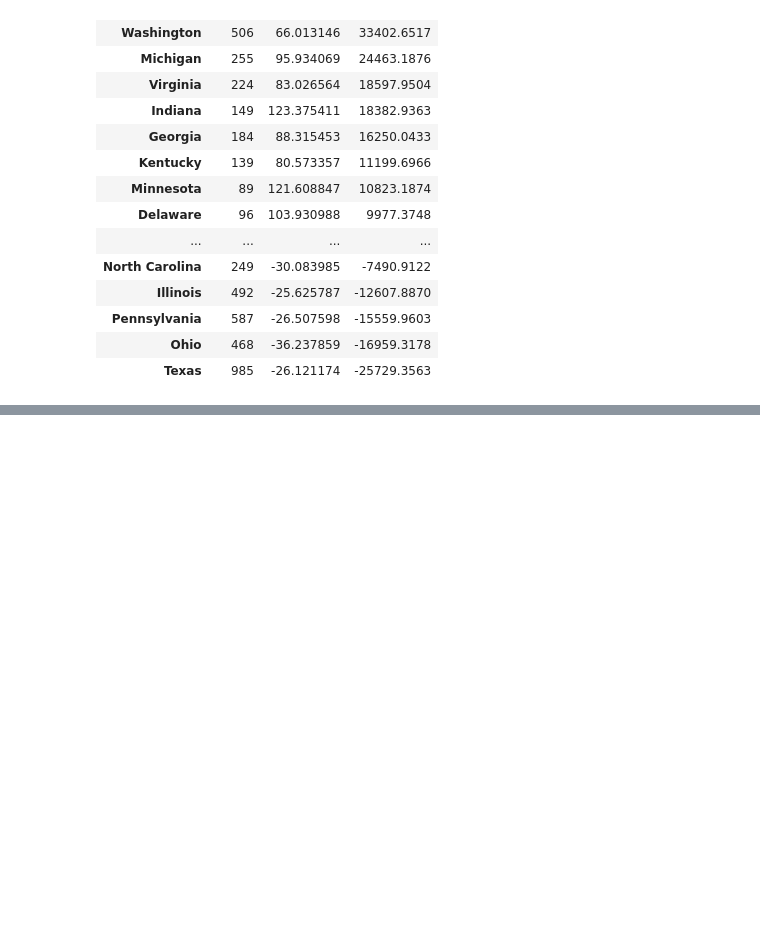
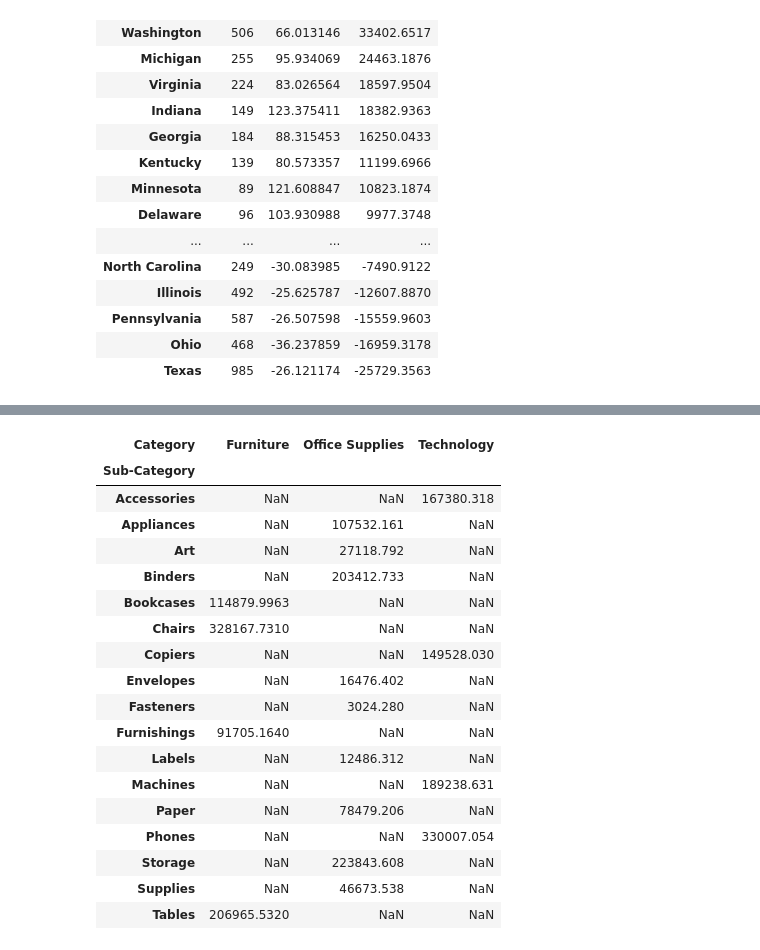
Before and after one commit to Sarthak653/eda-sales, a Jupyter notebook: eda.ipynb, the cells around one changed output, grey strips where cells are left out. Saved outputs shown, nothing was run; the diff lists cells and outputs as text; code cells hidden in the pictures; blank space fills up the shorter version.

```diff
--- a/eda.ipynb
+++ b/eda.ipynb
@@ -933,0 +996,9 @@ df.groupby("State")["Profit"].agg(["count", "mean", "sum"]).sort_values("sum", a
+# %%
+loss_by_segment = (
+    df[df["Profit"] < 0]
+    .groupby(["Segment","Category"])["Profit"]
+    .sum()
+)
+
+pd.set_option("display.max_columns", None)
+print(loss_by_segment)
@@ -933,0 +1125,27 @@ df.groupby("State")["Profit"].agg(["count", "mean", "sum"]).sort_values("sum", a
+# %%
+df.pivot_table(
+    values = "Sales",
+    index = "Category",
+    columns = "Sub-Category",
+    aggfunc="sum"
+).T
+# %% [output]
+| Category | Furniture | Office Supplies | Technology |
+| Sub-Category |  |  |  |
+| Accessories | NaN | NaN | 167380.318 |
+| Appliances | NaN | 107532.161 | NaN |
+| Art | NaN | 27118.792 | NaN |
+| Binders | NaN | 203412.733 | NaN |
+| Bookcases | 114879.9963 | NaN | NaN |
+| Chairs | 328167.7310 | NaN | NaN |
+| Copiers | NaN | NaN | 149528.030 |
+| Envelopes | NaN | 16476.402 | NaN |
+| Fasteners | NaN | 3024.280 | NaN |
+| Furnishings | 91705.1640 | NaN | NaN |
+| Labels | NaN | 12486.312 | NaN |
+| Machines | NaN | NaN | 189238.631 |
+| Paper | NaN | 78479.206 | NaN |
+| Phones | NaN | NaN | 330007.054 |
+| Storage | NaN | 223843.608 | NaN |
+| Supplies | NaN | 46673.538 | NaN |
+| Tables | 206965.5320 | NaN | NaN |
```
Also changed, not shown: parts of 20 cells of this notebook.
